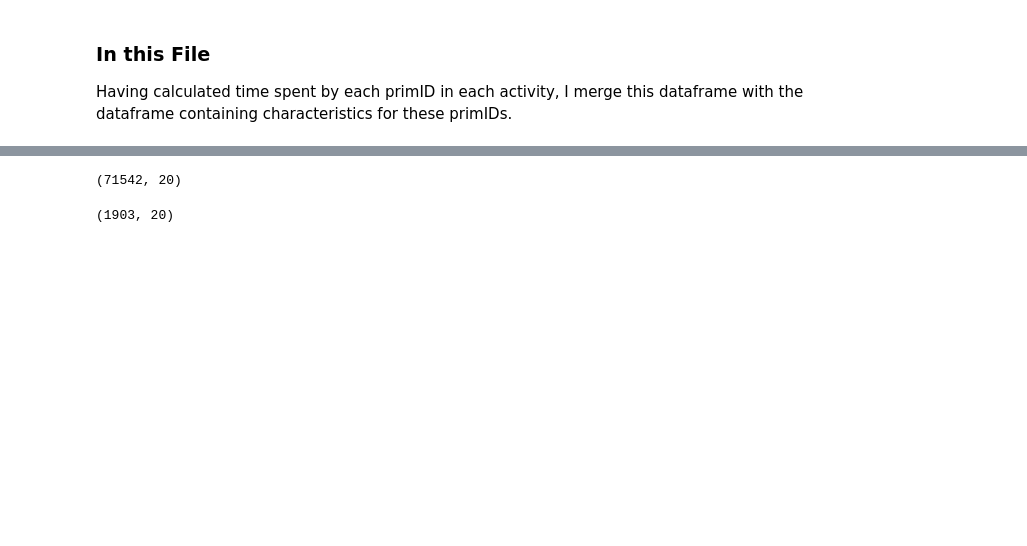
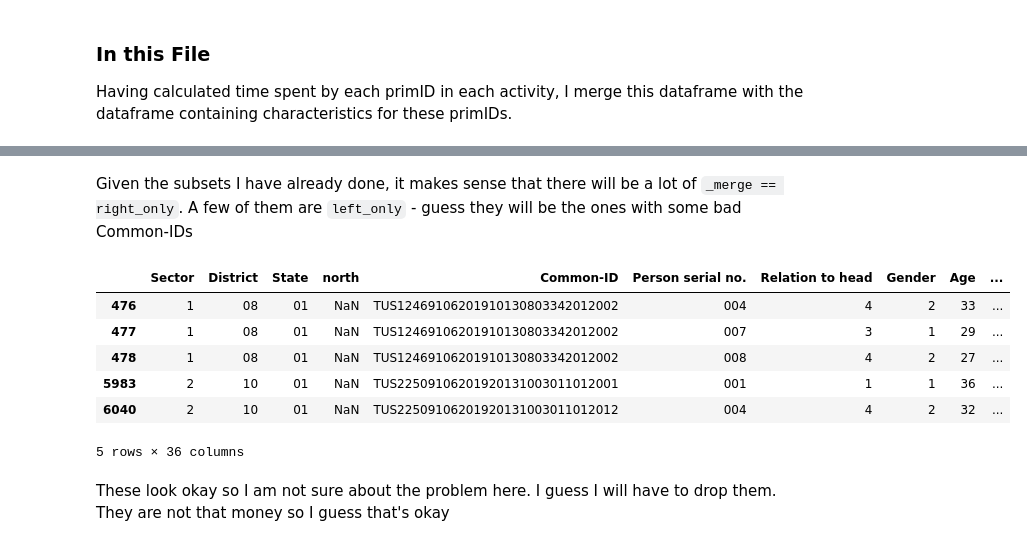
Before and after one commit to satyen-pandita/field-paper, a Jupyter notebook: genData/TUS_getMoments.ipynb, the cells around one changed output, grey strips where cells are left out. Cells and saved outputs as stored; diff of their text form; code cells hidden in the pictures; blank space fills up the shorter version.

```diff
--- a/genData/TUS_getMoments.ipynb
+++ b/genData/TUS_getMoments.ipynb
@@ -60,0 +152,5 @@ df_chars.rename(columns={'NSC_y': 'NSC', 'MULT_y':'MULT'},inplace=True)
+# %%
+df_time["Common-ID"] = df_time["primID"].apply(lambda x: x[:-3])
+# %%
+# Drop if len(Common-ID) < 32
+df_time = df_time[df_time["Common-ID"].apply(lambda x: len(x.replace(" ", ""))) == 32]
@@ -60,0 +161,4 @@ df_chars.rename(columns={'NSC_y': 'NSC', 'MULT_y':'MULT'},inplace=True)
+# %%
+# Drop Common-ID that had Response_Code != 1
+df_time = df_time.loc[~df_time["Common-ID"].isin(dropids),:]
+df_time.shape
@@ -74,3 +187,6 @@ Index(['Sector', 'District', 'State', 'north', 'Common-ID',
+# %%
+# Drop Common-ID
+df_time.drop(columns=["Common-ID"], inplace=True)
 # %%
 df_merged=pd.merge(df_chars, df_time, on='primID', how="outer", indicator=True)
 # %%
@@ -83,13 +199,18 @@ right_only          0
 Name: count, dtype: int64
-# %%
-# Checking if the 'left_only' are aged less than 6. Turns out, most of them are.
-df_merged[(df_merged["_merge"] == "left_only") & (df_merged['Age'].astype(float) <= 6)].shape
-# %% [output]
-(71542, 20)
+# %% [markdown]
+Given the subsets I have already done, it makes sense that there will be a lot of `_merge == right_only`. A few of them are `left_only` - guess they will be the ones with some bad Common-IDs
 # %%
-df_merged[(df_merged["_merge"] == "left_only") & (df_merged['Age'].astype(float) > 6)].shape
+df_merged[df_merged['_merge'] == "left_only"].head()
 # %% [output]
+|  | Sector | District | State | north | Common-ID | Person serial no. | Relation to head | Gender | Age | ... |
+| 476 | 1 | 08 | 01 | NaN | TUS12469106201910130803342012002 | 004 | 4 | 2 | 33 | ... |
+| 477 | 1 | 08 | 01 | NaN | TUS12469106201910130803342012002 | 007 | 3 | 1 | 29 | ... |
+| 478 | 1 | 08 | 01 | NaN | TUS12469106201910130803342012002 | 008 | 4 | 2 | 27 | ... |
+| 5983 | 2 | 10 | 01 | NaN | TUS22509106201920131003011012001 | 001 | 1 | 1 | 36 | ... |
+| 6040 | 2 | 10 | 01 | NaN | TUS22509106201920131003011012012 | 004 | 4 | 2 | 32 | ... |
-(1903, 20)
+5 rows × 36 columns
+# %% [markdown]
+These look okay so I am not sure about the problem here. I guess I will have to drop them. They are not that money so I guess that's okay
 # %%
 df_merged = df_merged[df_merged['_merge'] == 'both']
 df_merged.drop(columns=['_merge'], inplace=True)
```
Also changed, not shown: parts of 131 cells of this notebook, 3 other files.
